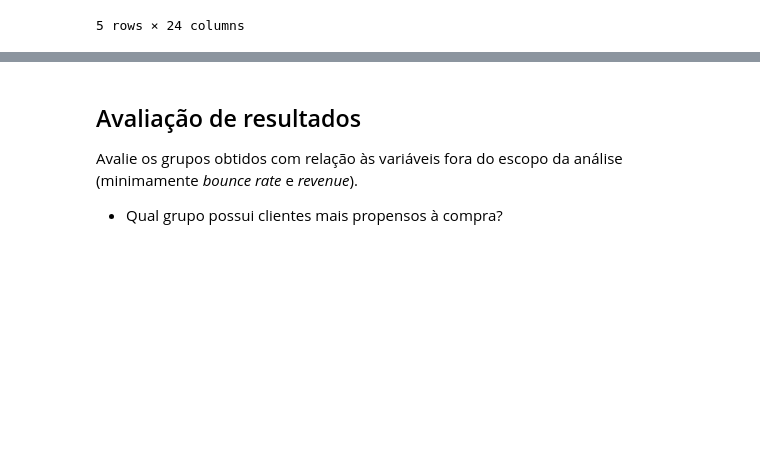
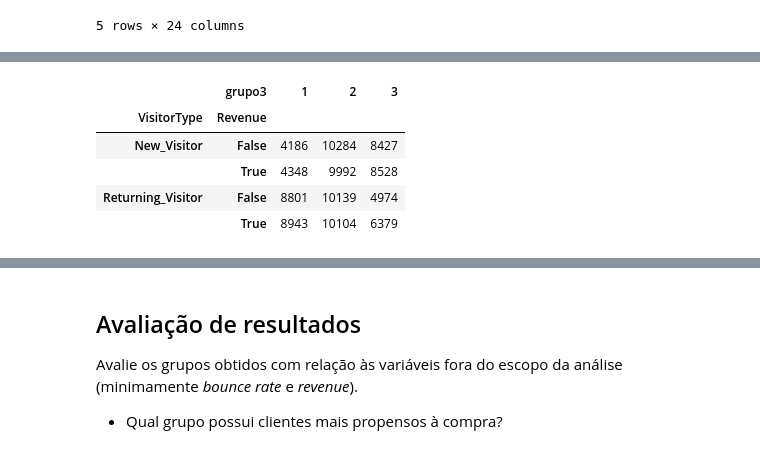
Before and after one commit to MahFr115/Dados_EBAC_Fase5, a Jupyter notebook: Módulo 30/Tarefa 2.ipynb, the cells around one changed output, grey strips where cells are left out. Saved outputs shown, nothing was run; the diff lists cells and outputs as text; code cells hidden in the pictures; blank space fills up the shorter version.

```diff
--- a/Módulo 30/Tarefa 2.ipynb
+++ b/Módulo 30/Tarefa 2.ipynb
@@ -229,0 +248,9 @@ KeyError: 'grupo3'
+# %%
+df_X_3.groupby(['VisitorType', 'Revenue', 'grupo3'])["index"].mean().unstack().fillna(0).astype(int)
+# %% [output]
+|  | grupo3 | 1 | 2 | 3 |
+| VisitorType | Revenue |  |  |  |
+| New_Visitor | False | 4186 | 10284 | 8427 |
+|  | True | 4348 | 9992 | 8528 |
+| Returning_Visitor | False | 8801 | 10139 | 4974 |
+|  | True | 8943 | 10104 | 6379 |
```
Also changed, not shown: parts of 11 cells of this notebook.
